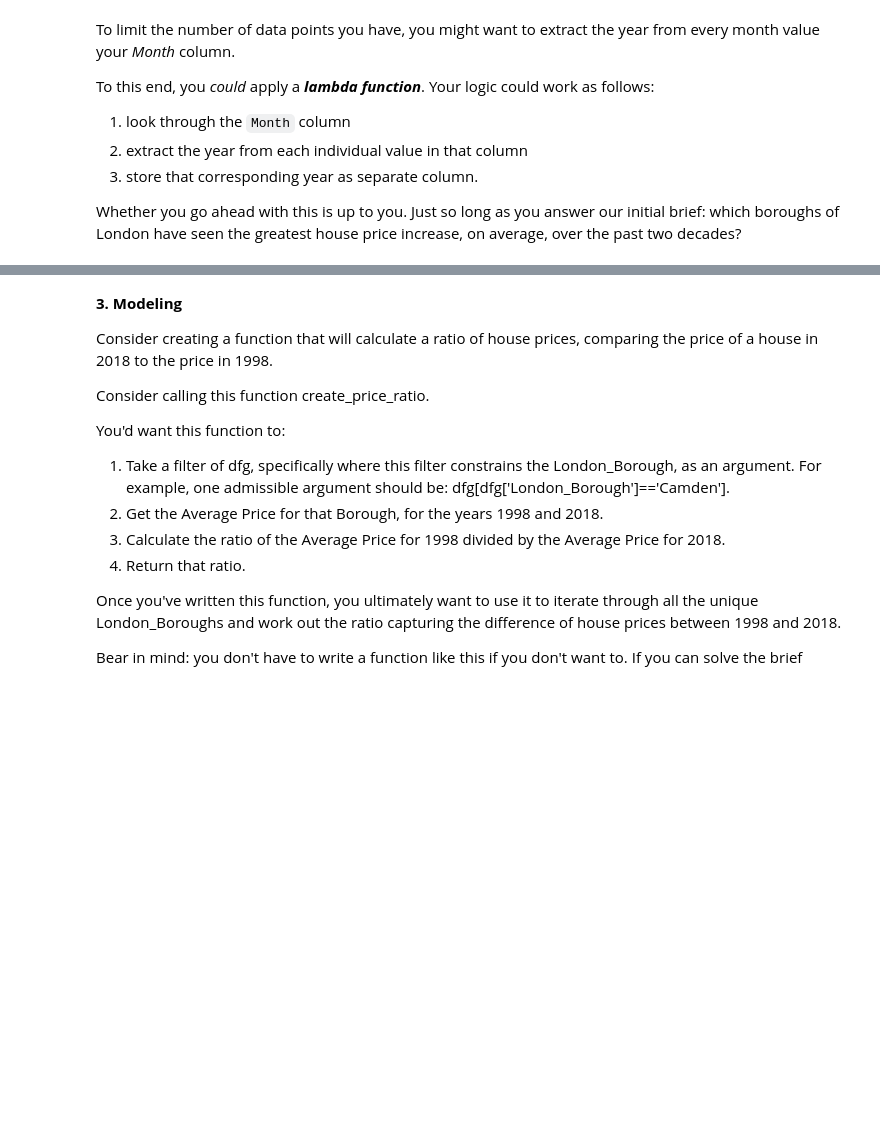
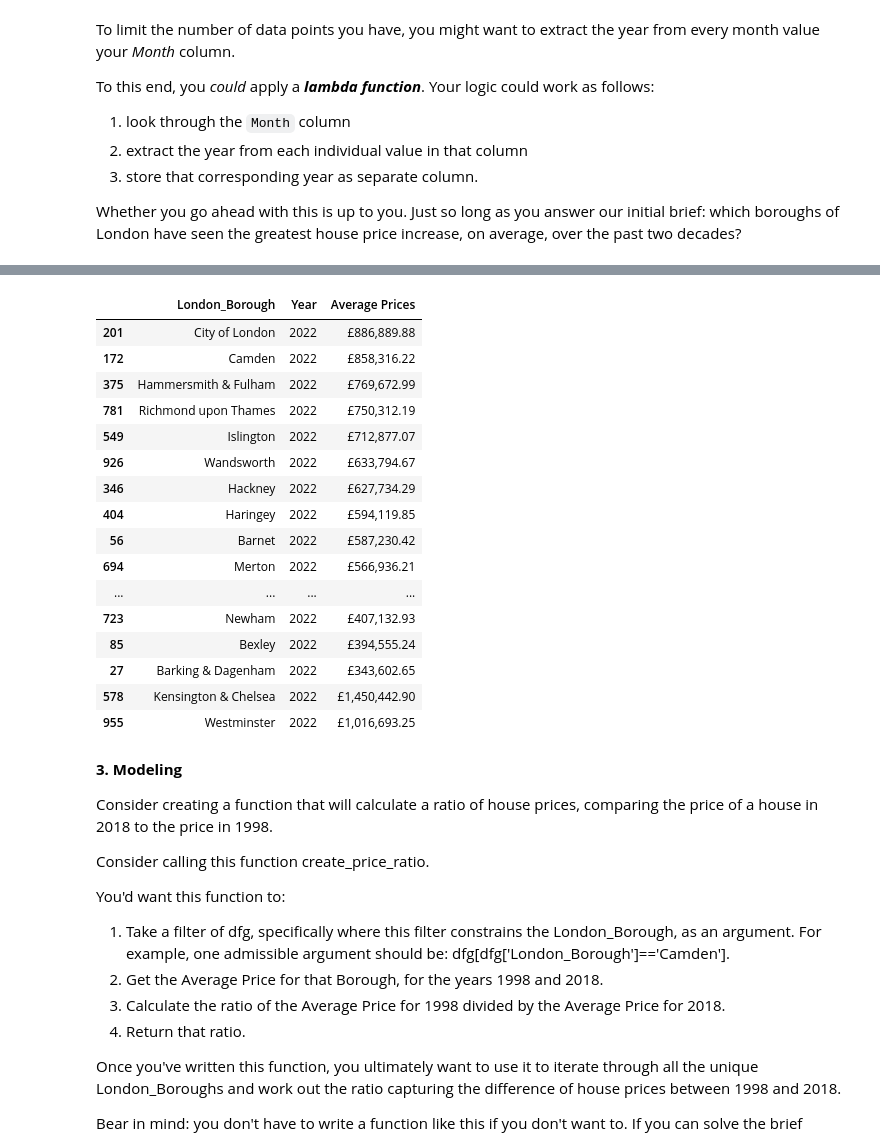
Before and after one commit to QuintenMcMillan/Springboard, a Jupyter notebook: London Housing Case Study - Tier 3.ipynb, the cells around one changed output, grey strips where cells are left out. Saved outputs shown, nothing was run; the diff lists cells and outputs as text; code cells hidden in the pictures; blank space fills up the shorter version.

```diff
--- a/London Housing Case Study - Tier 3.ipynb
+++ b/London Housing Case Study - Tier 3.ipynb
@@ -262,3 +303,24 @@ dff.head(80)
+# %%
+dff3 = dff[dff['Year']==2022].sort_values('Average Prices', ascending=False)
+dff3
+# %% [output]
+|  | London_Borough | Year | Average Prices |
+| 201 | City of London | 2022 | £886,889.88 |
+| 172 | Camden | 2022 | £858,316.22 |
+| 375 | Hammersmith & Fulham | 2022 | £769,672.99 |
+| 781 | Richmond upon Thames | 2022 | £750,312.19 |
+| 549 | Islington | 2022 | £712,877.07 |
+| 926 | Wandsworth | 2022 | £633,794.67 |
+| 346 | Hackney | 2022 | £627,734.29 |
+| 404 | Haringey | 2022 | £594,119.85 |
+| 56 | Barnet | 2022 | £587,230.42 |
+| 694 | Merton | 2022 | £566,936.21 |
+| ... | ... | ... | ... |
+| 723 | Newham | 2022 | £407,132.93 |
+| 85 | Bexley | 2022 | £394,555.24 |
+| 27 | Barking & Dagenham | 2022 | £343,602.65 |
+| 578 | Kensington & Chelsea | 2022 | £1,450,442.90 |
+| 955 | Westminster | 2022 | £1,016,693.25 |
 # %% [markdown]
 **3. Modeling**
 
```
Also changed, not shown: parts of 5 cells of this notebook.
